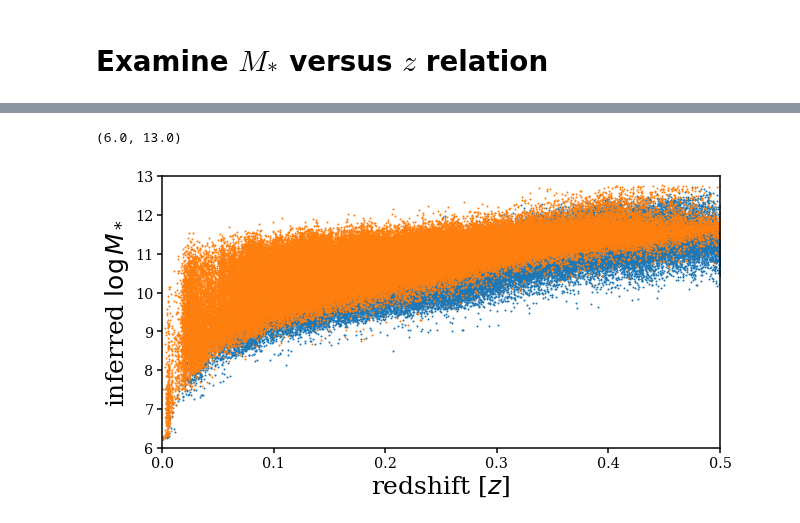
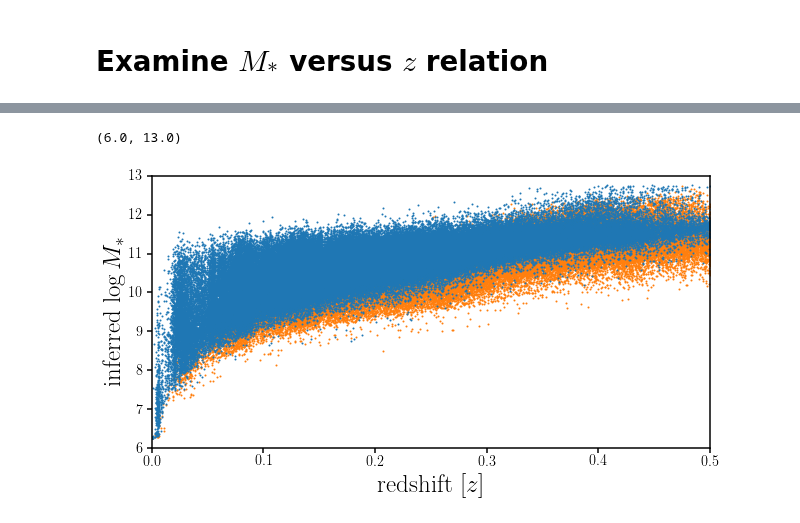
Before and after one commit to changhoonhahn/provabgs, a Jupyter notebook: svda/nb/mstar_z.ipynb, the cells around one changed output, grey strips where cells are left out. Saved outputs shown, nothing was run; the diff lists cells and outputs as text; code cells hidden in the pictures.

```diff
--- a/svda/nb/mstar_z.ipynb
+++ b/svda/nb/mstar_z.ipynb
@@ -13,6 +10,7 @@ from desitarget.sv3.sv3_targetmask import bgs_mask as sv3_bgs_mask
 # -- plotting --
 import matplotlib as mpl
 import matplotlib.pyplot as plt
+mpl.rcParams['text.usetex'] = True
 mpl.rcParams['font.family'] = 'serif'
 mpl.rcParams['axes.linewidth'] = 1.5
 mpl.rcParams['axes.xmargin'] = 1
@@ -24,7 +22,8 @@ mpl.rcParams['ytick.major.size'] = 5
 mpl.rcParams['ytick.major.width'] = 1.5
 mpl.rcParams['legend.frameon'] = False
 # %%
-fvagc = '/global/cfs/cdirs/desi/users/chahah/provabgs/svda/BGS_ANY_full.provabgs.hdf5'
+#fvagc = '/global/cfs/cdirs/desi/users/chahah/provabgs/svda/BGS_ANY_full.provabgs.hdf5'
+fvagc = '/tigress/chhahn/provabgs/svda/BGS_ANY_full.provabgs.hdf5'
 vagc = aTable.Table.read(fvagc)
 has_va = (vagc['provabgs_z_max'] != -999.)
 # %%
@@ -45,12 +44,12 @@ bgs_faint = vagc[vagc['is_bgs_faint'] & has_va]
 # %%
 fig = plt.figure(figsize=(10,5))
 sub = fig.add_subplot(111)
-sub.scatter(bgs_faint['Z_HP'].data, bgs_faint['provabgs_logMstar_bf'].data, c='C0', s=1, rasterized=True)
-sub.scatter(bgs_bright['Z_HP'].data, bgs_bright['provabgs_logMstar_bf'].data, c='C1', s=1, rasterized=True)
+sub.scatter(bgs_faint['Z_HP'].data, bgs_faint['provabgs_logMstar_bf'].data, c='C1', s=1, rasterized=True)
+sub.scatter(bgs_bright['Z_HP'].data, bgs_bright['provabgs_logMstar_bf'].data, c='C0', s=1, rasterized=True)
 sub.set_xlabel(r'redshift [$z$]', fontsize=25)
 sub.set_xlim(0, 0.5)
 sub.set_ylabel(r'inferred $\log M_*$', fontsize=25)
 sub.set_ylim(6., 13.)
 # %% [output]
 (6.0, 13.0)
-[figure, old version]
+[figure, new version]
```
Also changed, not shown: parts of 2 cells of this notebook, 2 other files.
